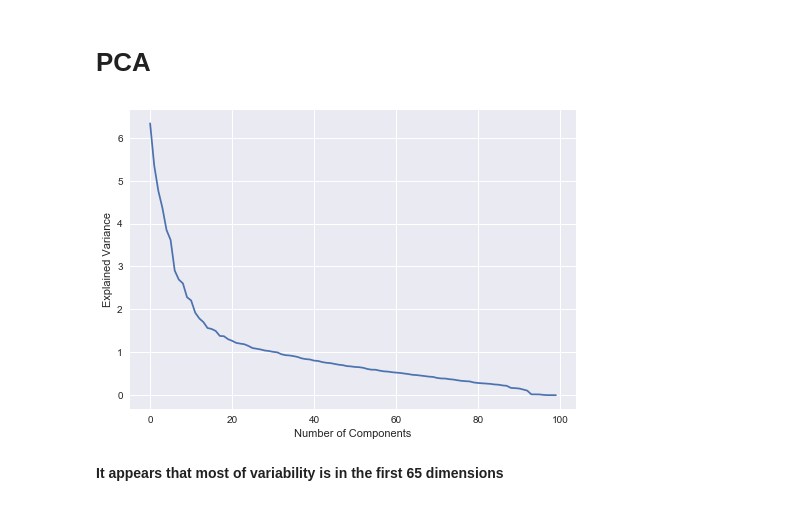
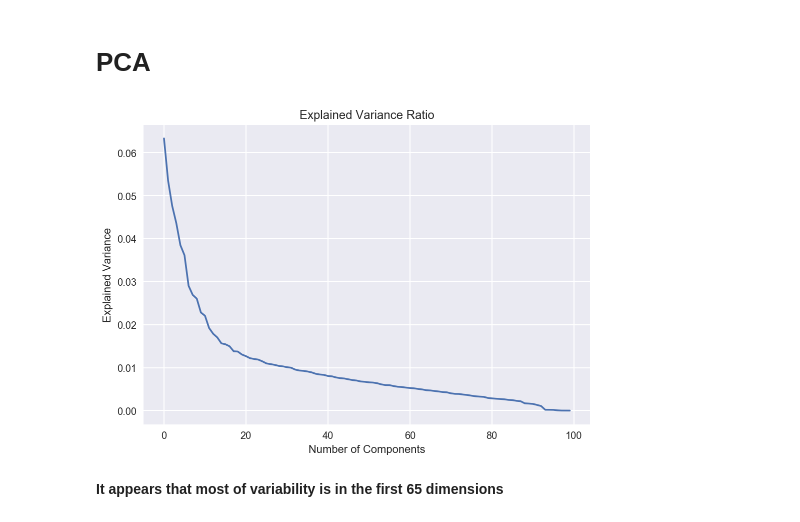
Before and after one commit to VinceKumar/Speed-Dating-Prediction, a Jupyter notebook: Speed-Dating-Prediction.ipynb, the cells around one changed output. Saved outputs shown, nothing was run; the diff lists cells and outputs as text; code cells hidden in the pictures.

```diff
--- a/Speed-Dating-Prediction.ipynb
+++ b/Speed-Dating-Prediction.ipynb
@@ -58,3 +285,11 @@ df.describe()
+# %%
+df.zipcode = df.zipcode.astype('category')
+df.goal = df.goal.astype('category')
+df.date = df.date.astype('category')
+df.go_out = df.go_out.astype('category')
+df.career_c = df.career_c.astype('category')
+df.field_cd = df.field_cd.astype('category')
+df.length = df.length.astype('category')
 # %% [markdown]
 __Seperate target from features__
 # %%
@@ -137,12 +374,13 @@ array([[-1.78261324, -1.44975265, -1.00119432, ..., -0.19063332,
 pca = PCA().fit(X)
 # %%
 plt.figure()
-plt.plot(pca.explained_variance_)
+plt.plot(pca.explained_variance_ratio_)
 plt.xlabel('Number of Components')
 plt.ylabel('Explained Variance')
+plt.title('Explained Variance Ratio')
 plt.show()
 # %% [output]
-[figure, old version]
+[figure, new version]
 # %% [markdown]
 __It appears that most of variability is in the first 65 dimensions__
 # %%
```
Also changed, not shown: parts of 43 cells of this notebook.
